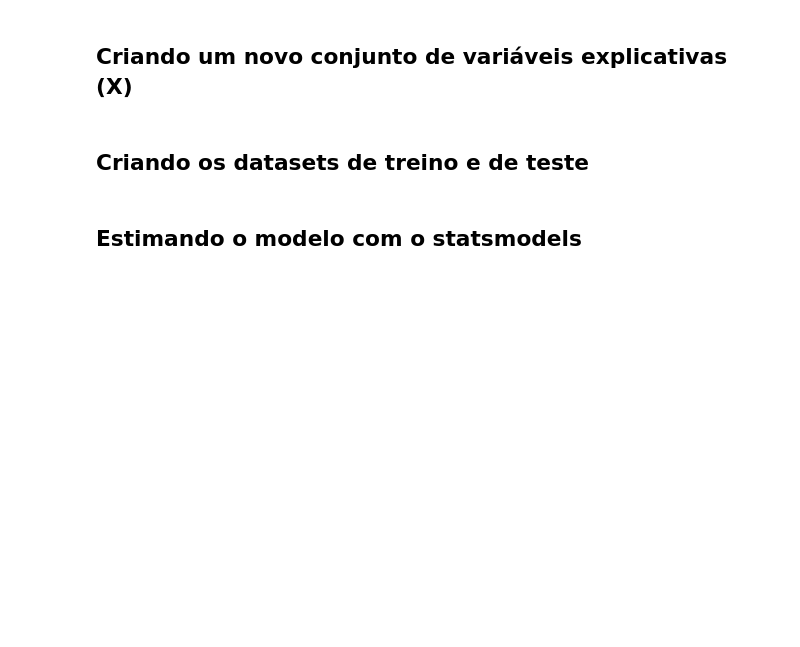
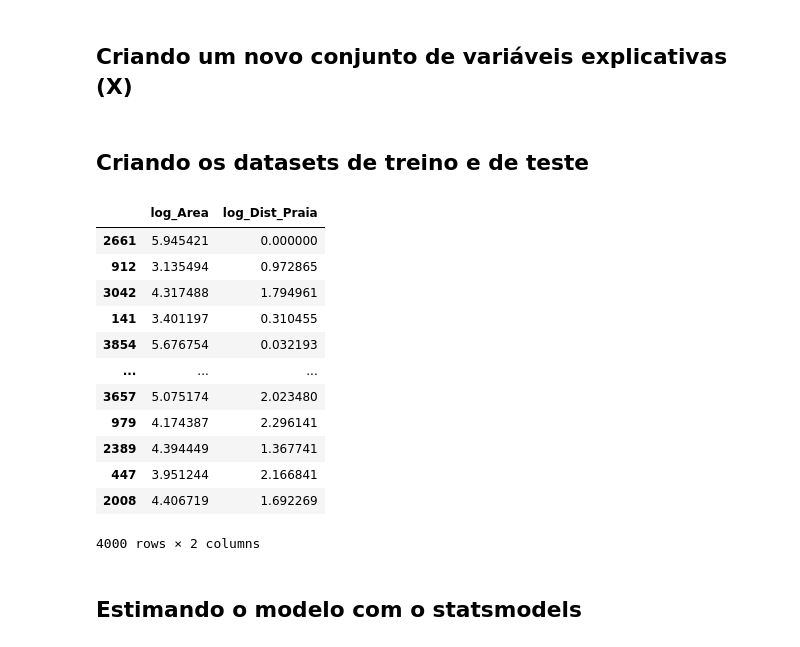
Before and after one commit to fcardosoo/Alura-014-Regressao-Linear-tecnicas-avancadas-de-modelagem, a Jupyter notebook: Projeto/Regressão Linear.ipynb, the cells around one changed output. Cells and saved outputs as stored; diff of their text form; code cells hidden in the pictures; blank space fills up the shorter version.

```diff
--- a/Projeto/Regressão Linear.ipynb
+++ b/Projeto/Regressão Linear.ipynb
@@ -372,5 +372,23 @@ Notes:
 X = dados[['log_Area', 'log_Dist_Praia']]
 # %% [markdown]
 ## Criando os datasets de treino e de teste
+# %%
+X_train, X_test, y_train, y_test = train_test_split(X, y, test_size=0.2, random_state=2811)
+# %%
+X_train
+# %% [output]
+|  | log_Area | log_Dist_Praia |
+| 2661 | 5.945421 | 0.000000 |
+| 912 | 3.135494 | 0.972865 |
+| 3042 | 4.317488 | 1.794961 |
+| 141 | 3.401197 | 0.310455 |
+| 3854 | 5.676754 | 0.032193 |
+| ... | ... | ... |
+| 3657 | 5.075174 | 2.023480 |
+| 979 | 4.174387 | 2.296141 |
+| 2389 | 4.394449 | 1.367741 |
+| 447 | 3.951244 | 2.166841 |
+| 2008 | 4.406719 | 1.692269 |
+4000 rows × 2 columns
 # %% [markdown]
 ## Estimando o modelo com o statsmodels
```
Also changed, not shown: parts of 3 cells of this notebook.
